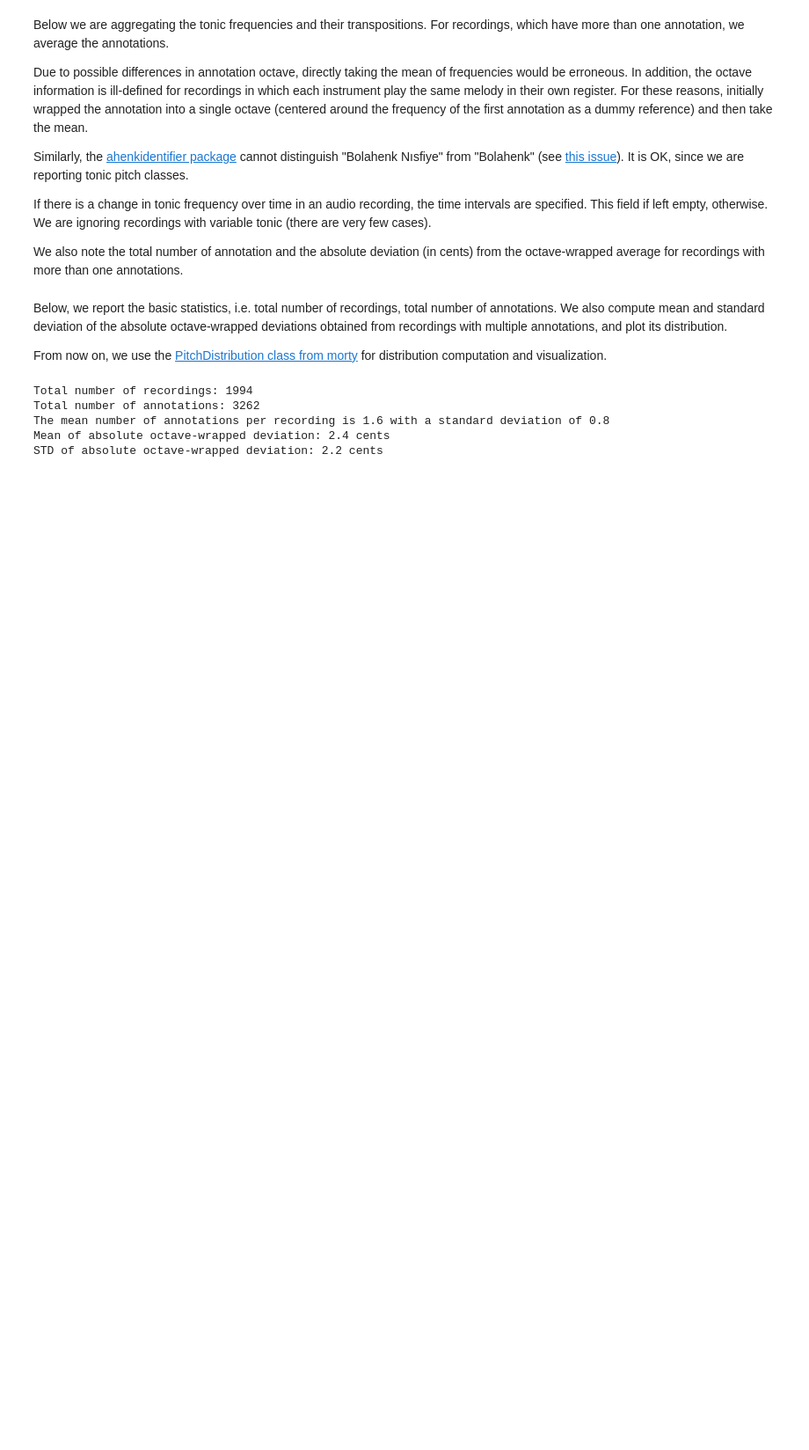
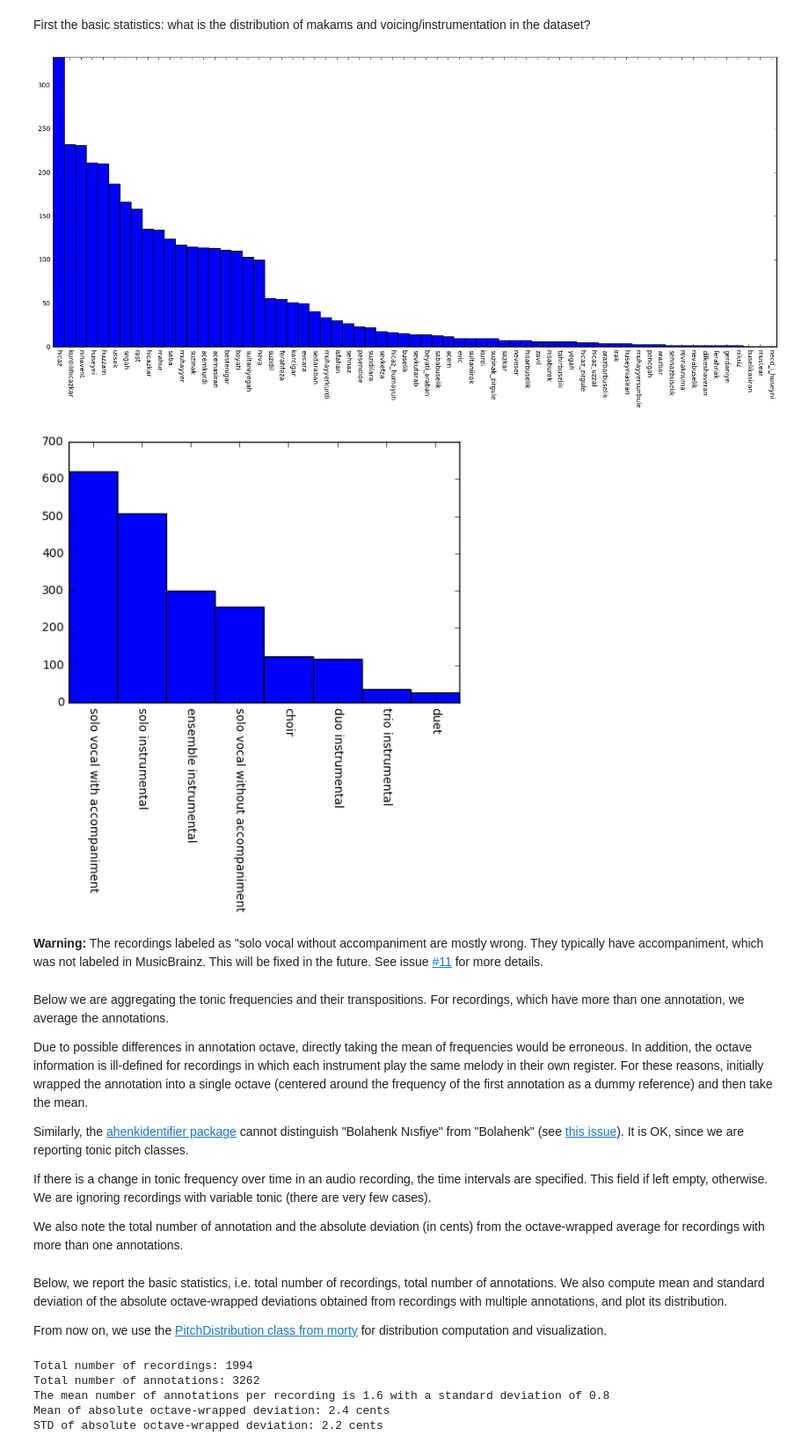
Before and after one commit to MTG/otmm_tonic_dataset, a Jupyter notebook: extras/statistics.ipynb, the cells around one changed output. Shown at 88% size. Drawn from its saved outputs; the diff is of its cells as text; code cells hidden in the pictures; blank space fills up the shorter version.

Commit message:
Added makam and instrumentation/voicing distributions to statistics.json

```diff
--- a/extras/statistics.ipynb
+++ b/extras/statistics.ipynb
@@ -3,10 +3,51 @@ import numpy as np
 import json
 import pprint
 from matplotlib import pyplot as plt
+from collections import Counter
 from fileoperations.fileoperations import get_filenames_in_dir
 from morty.pitchdistribution import PitchDistribution
 from morty.converter import Converter
 from ahenkidentifier.ahenkidentifier import AhenkIdentifier
+default_figsize = plt.rcParams['figure.figsize']
+# %% [markdown]
+First the basic statistics: what is the distribution of makams and voicing/instrumentation in the dataset?
+# %%
+meta_files = get_filenames_in_dir('../metadata/', keyword='*.json')[0]
+makams = []
+instrumentation_voicing = []
+for mf in meta_files:
+    meta = json.load(open(mf))
+    try:
+        makams += [mm['attribute_key'] for mm in meta['makam']]
+    except KeyError:  # no makam info
+        pass
+    instrumentation_voicing.append(meta['instrumentation_voicing'])
+    # if meta['instrumentation_voicing'] == 'solo vocal without accompaniment':
+    #    print meta['url']
+
+# define bar_Chart method for convenience
+def bar_chart(bar_list):
+    cnt = Counter(bar_list)
+    labels, values = zip(*cnt.most_common())
+
+    indexes = np.arange(len(labels))
+    width = 1
+
+    plt.bar(indexes, values, width)
+    plt.xticks(indexes + width * 0.5, labels, rotation='-90')
+
+plt.rcParams['figure.figsize'] = (20, 8)  # make the figure wider
+bar_chart(makams)
+plt.axis('tight')
+plt.show()
+plt.rcParams['figure.figsize'] = default_figsize  # return to the default size
+bar_chart(instrumentation_voicing)
+plt.show()
+# %% [output]
+[figure, added]
+[figure, added]
+# %% [markdown]
+__Warning:__ The recordings labeled as "solo vocal without accompaniment are mostly wrong. They typically have accompaniment, which was not labeled in MusicBrainz. This will be fixed in the future. See issue [#11](https://github.com/MTG/otmm_tonic_dataset/issues/11) for more details.
 # %% [markdown]
 Below we are aggregating the tonic frequencies and their transpositions. For recordings, which have more than one annotation, we average the annotations.
 
```
